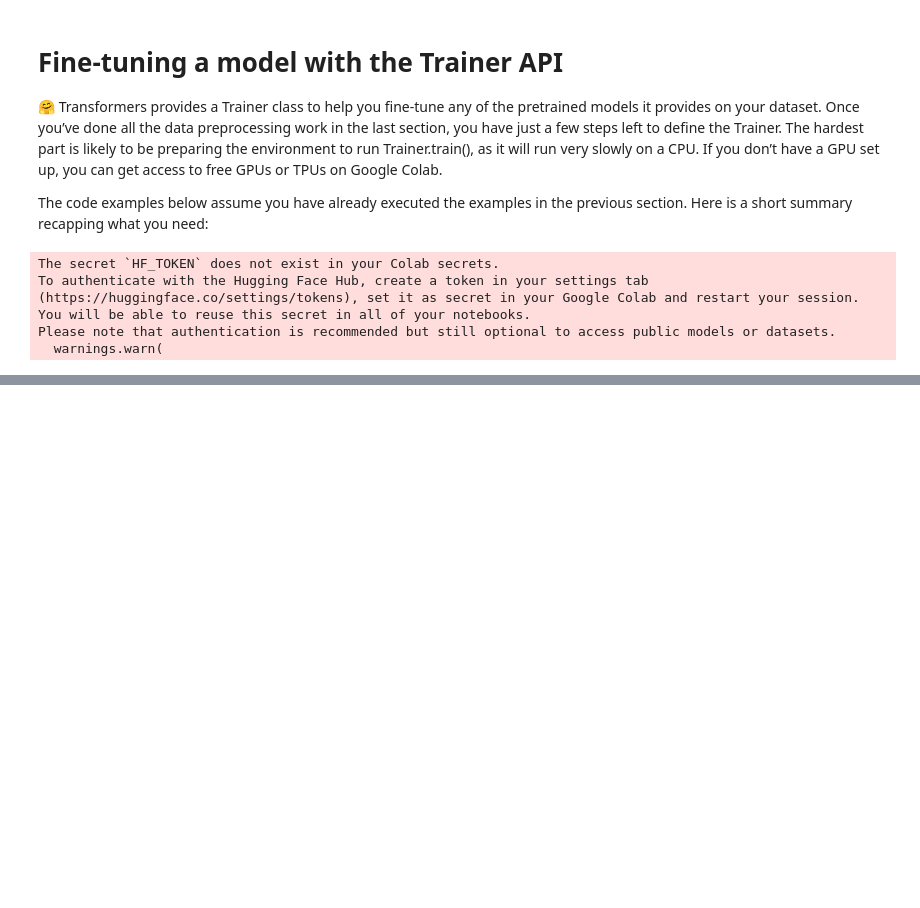
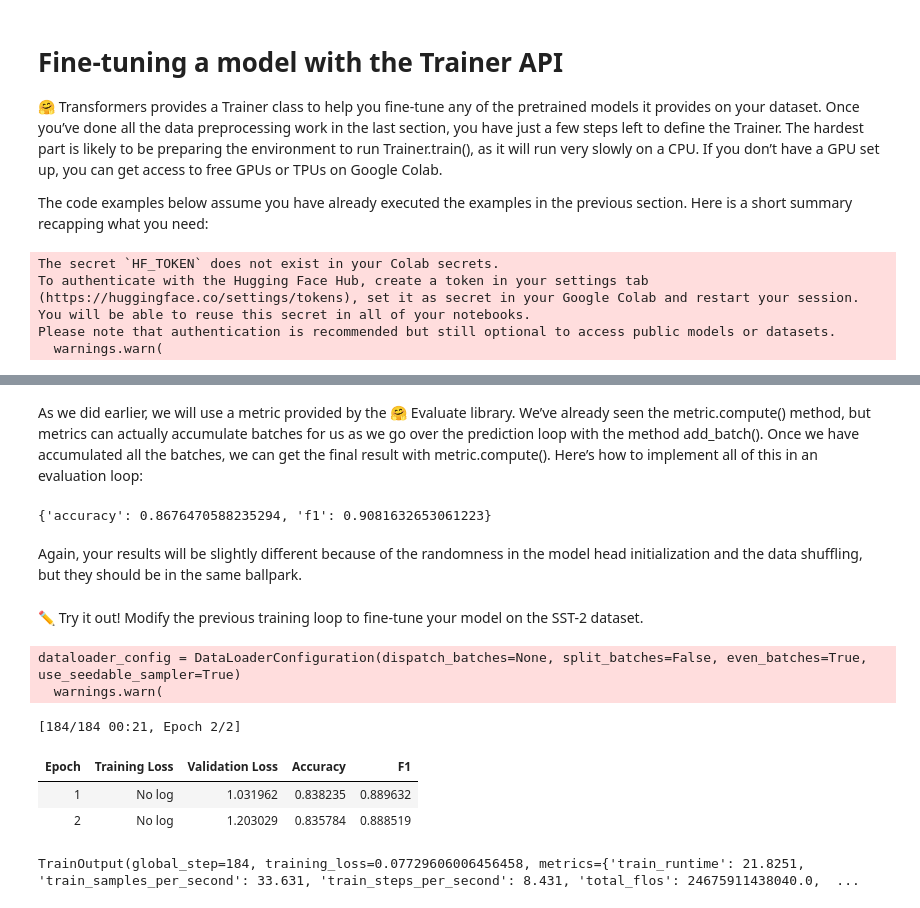
Before and after one commit to etuckerman/HuggingFaceCo-NLP, a Jupyter notebook: HuggingFace_3_1.ipynb, the cells around one changed output, grey strips where cells are left out. Saved outputs shown, nothing was run; the diff lists cells and outputs as text; code cells hidden in the pictures; blank space fills up the shorter version.

```diff
--- a/HuggingFace_3_1.ipynb
+++ b/HuggingFace_3_1.ipynb
@@ -54,0 +315,4 @@ training_args = TrainingArguments("test-trainer")
+# %%
+from transformers import AutoModelForSequenceClassification
+
+model = AutoModelForSequenceClassification.from_pretrained(checkpoint, num_labels=2)
@@ -54,0 +379,17 @@ training_args = TrainingArguments("test-trainer")
+# %%
+from tqdm.auto import tqdm
+
+progress_bar = tqdm(range(num_training_steps))
+
+model.train()
+for epoch in range(num_epochs):
+    for batch in train_dataloader:
+        batch = {k: v.to(device) for k, v in batch.items()}
+        outputs = model(**batch)
+        loss = outputs.loss
+        loss.backward()
+
+        optimizer.step()
+        lr_scheduler.step()
+        optimizer.zero_grad()
+        progress_bar.update(1)
@@ -54,0 +400,55 @@ training_args = TrainingArguments("test-trainer")
+# %% [markdown]
+As we did earlier, we will use a metric provided by the 🤗 Evaluate library. We’ve already seen the metric.compute() method, but metrics can actually accumulate batches for us as we go over the prediction loop with the method add_batch(). Once we have accumulated all the batches, we can get the final result with metric.compute(). Here’s how to implement all of this in an evaluation loop:
+# %%
+import evaluate
+
+metric = evaluate.load("glue", "mrpc")
+model.eval()
+for batch in eval_dataloader:
+    batch = {k: v.to(device) for k, v in batch.items()}
+    with torch.no_grad():
+        outputs = model(**batch)
+
+    logits = outputs.logits
+    predictions = torch.argmax(logits, dim=-1)
+    metric.add_batch(predictions=predictions, references=batch["labels"])
+
+metric.compute()
+# %% [output]
+{'accuracy': 0.8676470588235294, 'f1': 0.9081632653061223}
+# %% [markdown]
+Again, your results will be slightly different because of the randomness in the model head initialization and the data shuffling, but they should be in the same ballpark.
+# %% [markdown]
+✏️ Try it out! Modify the previous training loop to fine-tune your model on the SST-2 dataset.
+# %%
+from transformers import TrainingArguments
+
+training_args = TrainingArguments(
+    "sst2-trainer",  # Output directory
+    evaluation_strategy="epoch",
+    per_device_train_batch_size=4,  # Decrease batch size
+    per_device_eval_batch_size=8,    # Decrease batch size
+    num_train_epochs=2,              # Decrease epochs
+    logging_dir="logs",
+    fp16=True,                       # Enable mixed precision training if GPU supports
+)
+# %%
+trainer = Trainer(
+    model,
+    training_args,
+    train_dataset=tokenized_datasets["train"].shard(num_shards=10, index=0),  # Use a portion of the training data
+    eval_dataset=tokenized_datasets["validation"],
+    data_collator=DataCollatorWithPadding(tokenizer=tokenizer),
+    tokenizer=tokenizer,
+    compute_metrics=compute_metrics,
+)
+
+trainer.train()
+# %% [output]
+dataloader_config = DataLoaderConfiguration(dispatch_batches=None, split_batches=False, even_batches=True, use_seedable_sampler=True)
+  warnings.warn(
+[184/184 00:21, Epoch 2/2]
+| Epoch | Training Loss | Validation Loss | Accuracy | F1 |
+| 1 | No log | 1.031962 | 0.838235 | 0.889632 |
+| 2 | No log | 1.203029 | 0.835784 | 0.888519 |
+TrainOutput(global_step=184, training_loss=0.07729606006456458, metrics={'train_runtime': 21.8251, 'train_samples_per_second': 33.631, 'train_steps_per_second': 8.431, 'total_flos': 24675911438040.0,  ...
```
Also changed, not shown: parts of 58 cells of this notebook.
